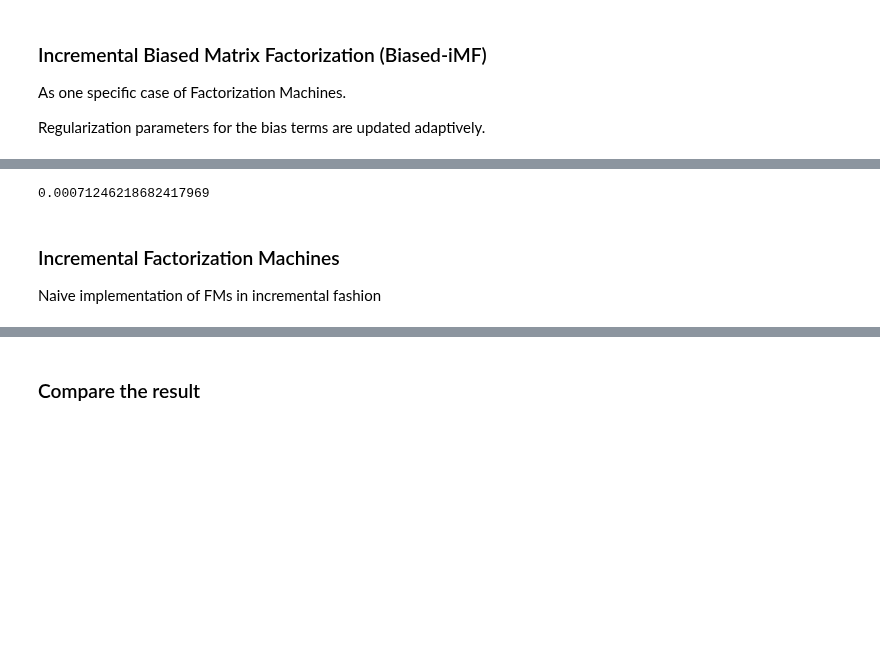
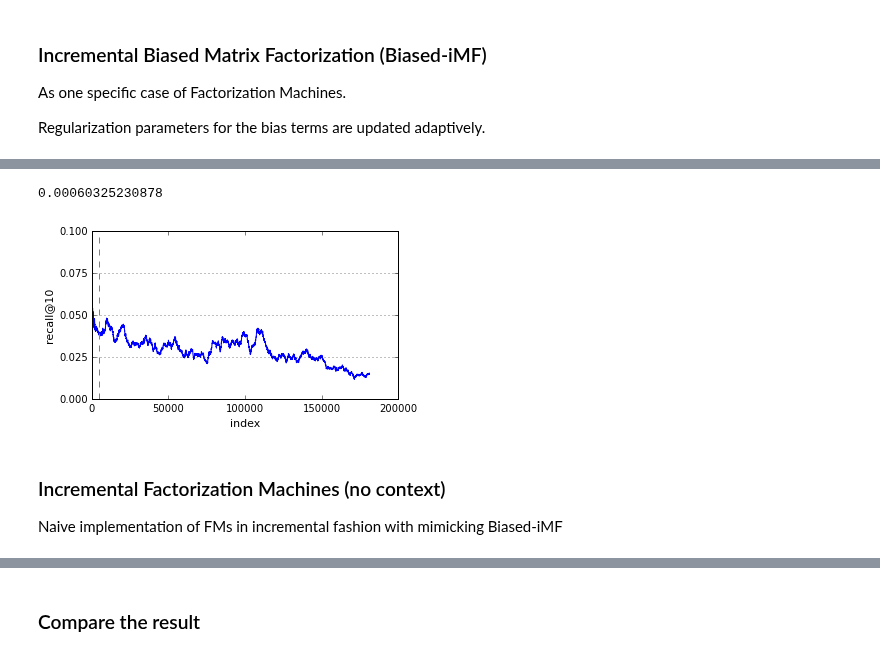
Before and after one commit to takuti/stream-recommender, a Jupyter notebook: stream-recommender.ipynb, the cells around one changed output, grey strips where cells are left out. Cells and saved outputs as stored; diff of their text form; code cells hidden in the pictures; blank space fills up the shorter version.

```diff
--- a/stream-recommender.ipynb
+++ b/stream-recommender.ipynb
@@ -323,8 +123,10 @@ Wall time: 2min 24s
-# %%
-np.average(ibmf_times)
-# %% [output]
-0.00071246218682417969
+# %%
+biased_iMF_avgs, biased_iMF_time = show_result('results/biased-iMF.txt')
+biased_iMF_time
+# %% [output]
+0.00060325230878
+[figure, added]
 # %% [markdown]
-### Incremental Factorization Machines
+### Incremental Factorization Machines (no context)
 
-Naive implementation of FMs in incremental fashion
+Naive implementation of FMs in incremental fashion with mimicking Biased-iMF
```
Also changed, not shown: parts of 39 cells of this notebook.
